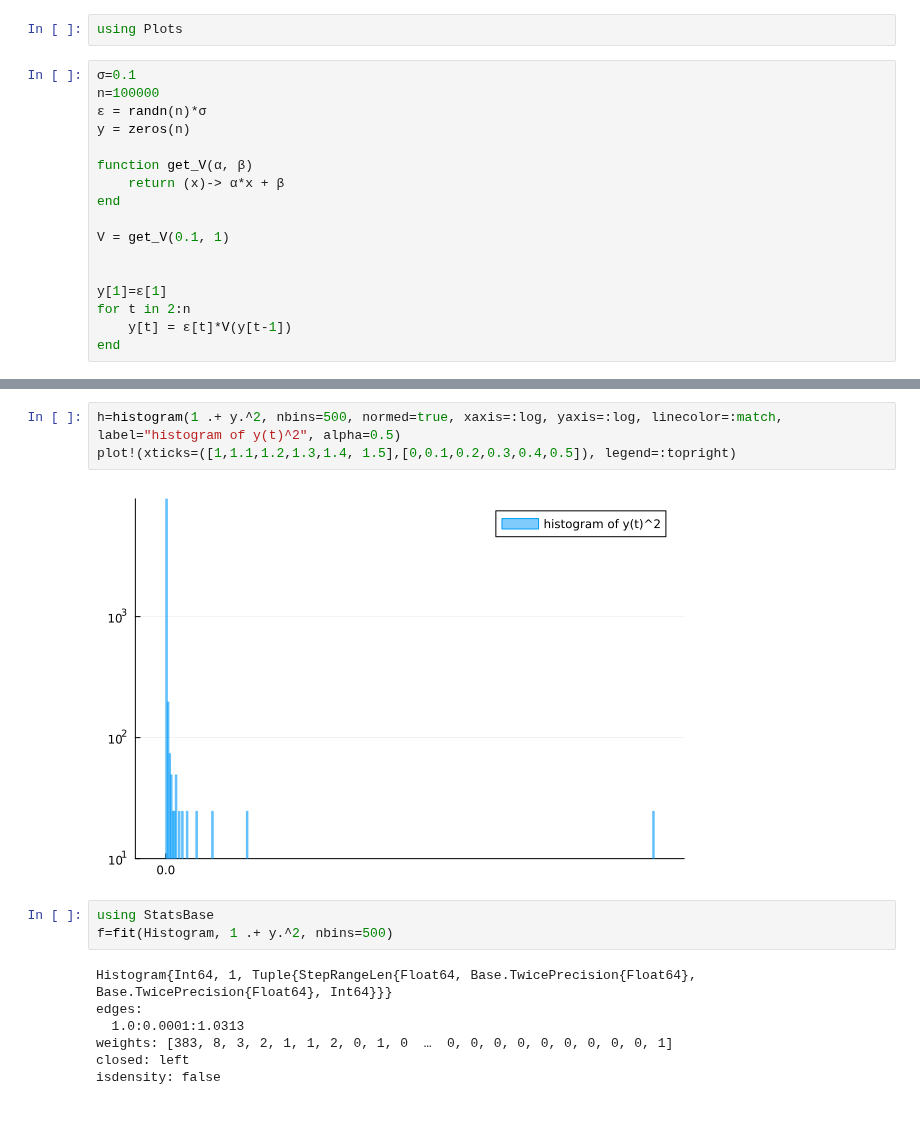
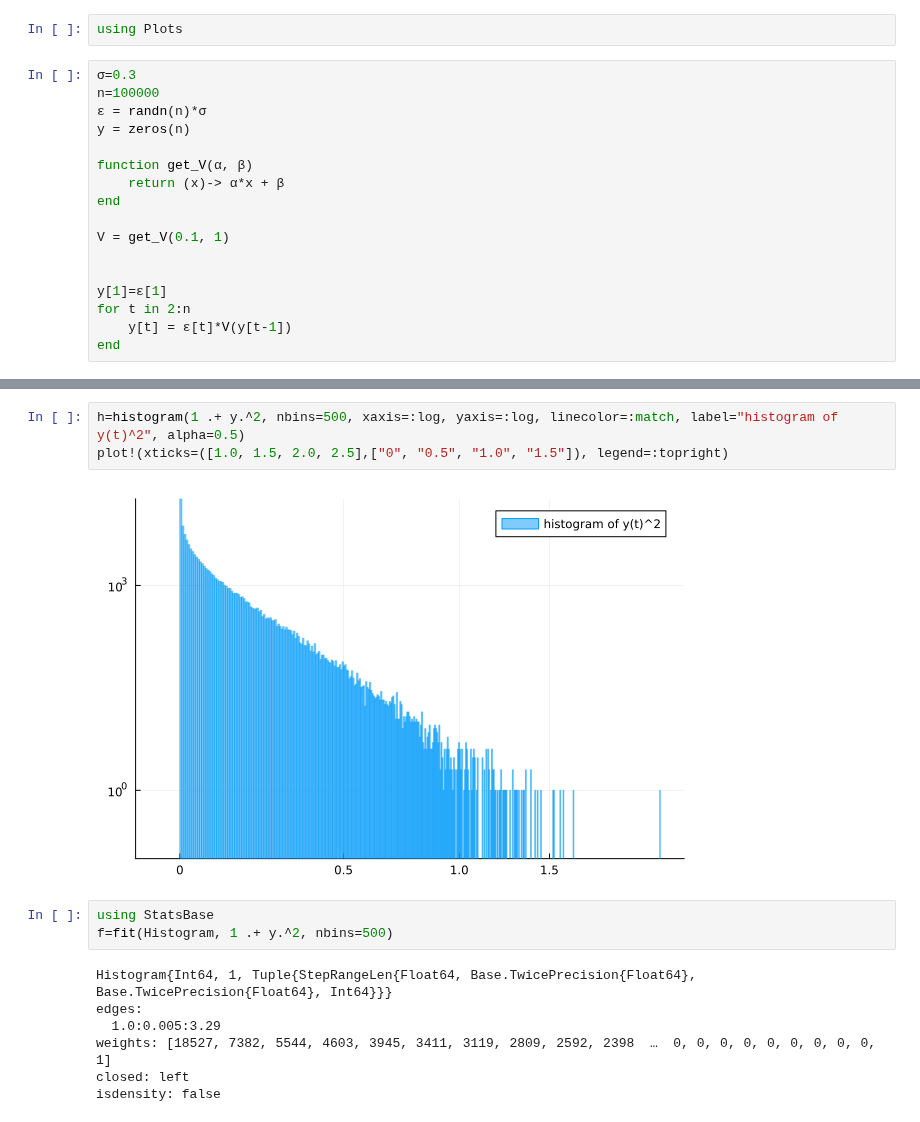
Before and after one commit to SimonCoste/SimonCoste.github.io, a Jupyter notebook: posts/notebooks/kesten.ipynb, the cells around one changed output, grey strips where cells are left out. Cells and saved outputs as stored; diff of their text form.

```diff
--- a/posts/notebooks/kesten.ipynb
+++ b/posts/notebooks/kesten.ipynb
@@ -1,7 +1,7 @@
 # %%
 using Plots
 # %%
-σ=0.1
+σ=0.3
 n=100000
 ε = randn(n)*σ
 y = zeros(n)
@@ -25,16 +25,16 @@ plot!(xlabel="time")
 # %%
-h=histogram(1 .+ y.^2, nbins=500, normed=true, xaxis=:log, yaxis=:log, linecolor=:match, label="histogram of y(t)^2", alpha=0.5)
-plot!(xticks=([1,1.1,1.2,1.3,1.4, 1.5],[0,0.1,0.2,0.3,0.4,0.5]), legend=:topright)
+h=histogram(1 .+ y.^2, nbins=500, xaxis=:log, yaxis=:log, linecolor=:match, label="histogram of y(t)^2", alpha=0.5)
+plot!(xticks=([1.0, 1.5, 2.0, 2.5],["0", "0.5", "1.0", "1.5"]), legend=:topright)
 # %% [output]
-[figure, old version]
+[figure, new version]
 # %%
 using StatsBase
 f=fit(Histogram, 1 .+ y.^2, nbins=500)
 # %% [output]
 Histogram{Int64, 1, Tuple{StepRangeLen{Float64, Base.TwicePrecision{Float64}, Base.TwicePrecision{Float64}, Int64}}}
 edges:
-  1.0:0.0001:1.0313
-weights: [383, 8, 3, 2, 1, 1, 2, 0, 1, 0  …  0, 0, 0, 0, 0, 0, 0, 0, 0, 1]
+  1.0:0.005:3.29
+weights: [18527, 7382, 5544, 4603, 3945, 3411, 3119, 2809, 2592, 2398  …  0, 0, 0, 0, 0, 0, 0, 0, 0, 1]
 closed: left
 isdensity: false
 # %%
```
Also changed, not shown: parts of 6 cells of this notebook, 4 other files.
